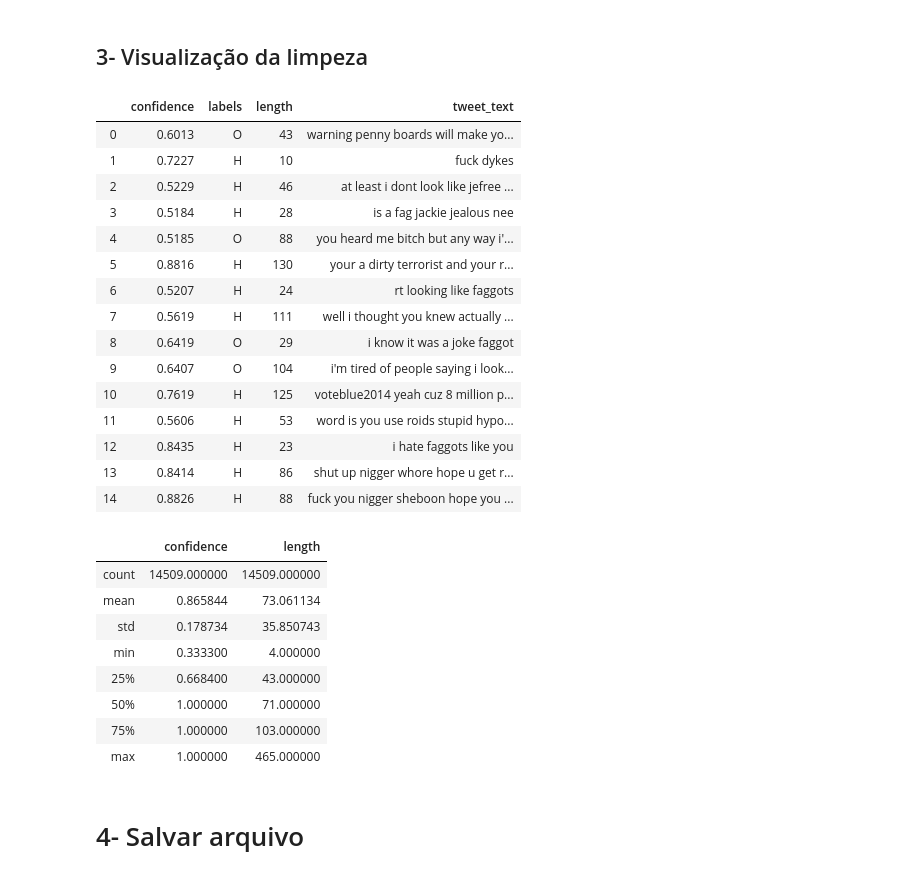
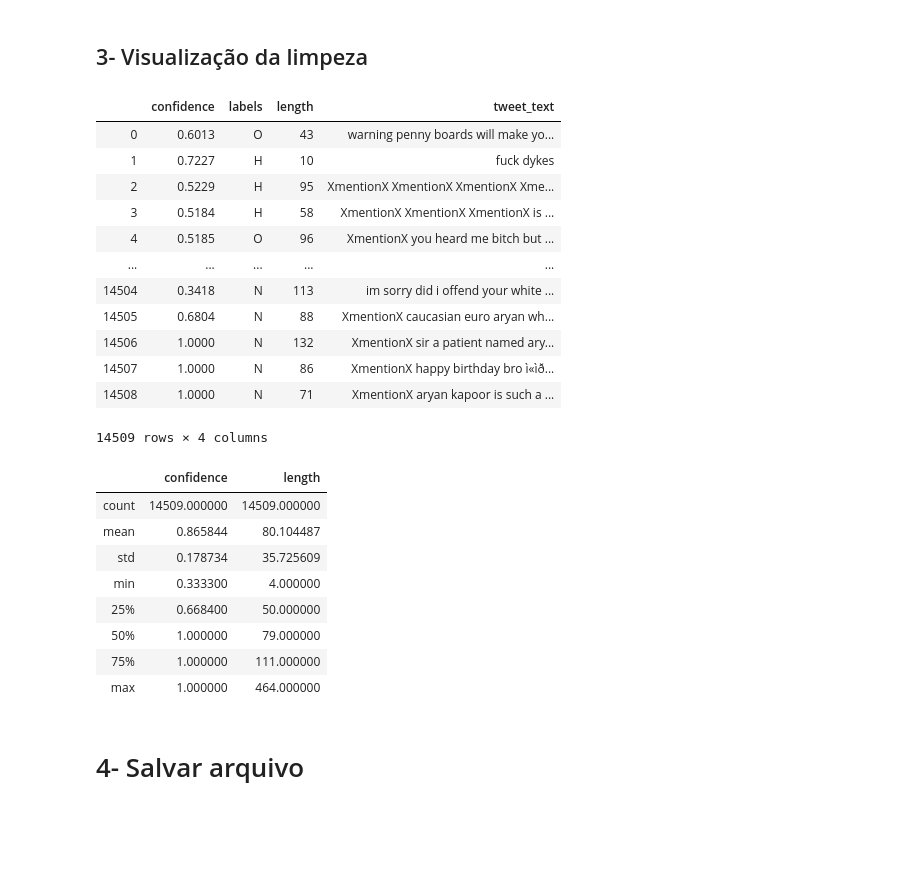
Before and after one commit to filipecard/analise-de-odio, a Jupyter notebook: Análise Descritiva Supervisionada/2 - Preparação dos dados.ipynb, the cells around one changed output. Saved outputs shown, nothing was run; the diff lists cells and outputs as text; code cells hidden in the pictures; blank space fills up the shorter version.

Commit message:
Fazer limpeza incluindo menções e links

```diff
--- a/Análise Descritiva Supervisionada/2 - Preparação dos dados.ipynb
+++ b/Análise Descritiva Supervisionada/2 - Preparação dos dados.ipynb
@@ -35,11 +32,14 @@ import string
 >Criação das regexes
 # %%
 def clean_text_round1(text):
+    punctuation = string.punctuation
+    punctuation = re.sub("#@'", "", punctuation)
     text = text.lower()
-    text = re.sub(r'@(\w+)\W', ' ', text) #Substituir menções de usuários
-    text = re.sub(r'https?://\S*', ' ', text) #Remover links
+    text = re.sub(r'@(\w+)\W', 'XmentionX ', text) #Substituir menções de usuários
+    text = re.sub(r'https?://\S*', 'XlinkX ', text) #Remover links
+    text = re.sub(r"(\w)'(\w)", r"\1\2", text)
     text = re.sub(r'&[^;.]*;', ' ', text) #Apagar elementos de html
-    text = re.sub('[%s]' % string.punctuation.replace("'",''), " ", text) # Remove pontuações
+    text = re.sub('[%s]' % punctuation, " ", text) # Remove pontuações
     text = re.sub(r'(.)\1{3,}', r'\1\1', text) # Ajusta repetições
     text = re.sub('\s{2,}', ' ', text) #Remover excesso de espaços
     text = re.sub(r'\s', ' ', text) #Remover whitespaces
@@ -55,36 +55,33 @@ clean['length'] = [len(text) for text in clean.tweet_text]
 # %% [markdown]
 ## 3- Visualização da limpeza
 # %%
-clean.head(15)
+clean
 # %% [output]
 |  | confidence | labels | length | tweet_text |
 | 0 | 0.6013 | O | 43 | warning penny boards will make yo... |
 | 1 | 0.7227 | H | 10 | fuck dykes |
-| 2 | 0.5229 | H | 46 | at least i dont look like jefree ... |
-| 3 | 0.5184 | H | 28 | is a fag jackie jealous nee |
-| 4 | 0.5185 | O | 88 | you heard me bitch but any way i'... |
-| 5 | 0.8816 | H | 130 | your a dirty terrorist and your r... |
-| 6 | 0.5207 | H | 24 | rt looking like faggots |
-| 7 | 0.5619 | H | 111 | well i thought you knew actually ... |
-| 8 | 0.6419 | O | 29 | i know it was a joke faggot |
-| 9 | 0.6407 | O | 104 | i'm tired of people saying i look... |
-| 10 | 0.7619 | H | 125 | voteblue2014 yeah cuz 8 million p... |
-| 11 | 0.5606 | H | 53 | word is you use roids stupid hypo... |
-| 12 | 0.8435 | H | 23 | i hate faggots like you |
-| 13 | 0.8414 | H | 86 | shut up nigger whore hope u get r... |
-| 14 | 0.8826 | H | 88 | fuck you nigger sheboon hope you ... |
+| 2 | 0.5229 | H | 95 | XmentionX XmentionX XmentionX Xme... |
+| 3 | 0.5184 | H | 58 | XmentionX XmentionX XmentionX is ... |
+| 4 | 0.5185 | O | 96 | XmentionX you heard me bitch but ... |
+| ... | ... | ... | ... | ... |
+| 14504 | 0.3418 | N | 113 | im sorry did i offend your white ... |
+| 14505 | 0.6804 | N | 88 | XmentionX caucasian euro aryan wh... |
+| 14506 | 1.0000 | N | 132 | XmentionX sir a patient named ary... |
+| 14507 | 1.0000 | N | 86 | XmentionX happy birthday bro ì«ìð... |
+| 14508 | 1.0000 | N | 71 | XmentionX aryan kapoor is such a ... |
+14509 rows × 4 columns
 # %%
 clean.describe()
 # %% [output]
 |  | confidence | length |
 | count | 14509.000000 | 14509.000000 |
-| mean | 0.865844 | 73.061134 |
-| std | 0.178734 | 35.850743 |
+| mean | 0.865844 | 80.104487 |
+| std | 0.178734 | 35.725609 |
 | min | 0.333300 | 4.000000 |
-| 25% | 0.668400 | 43.000000 |
-| 50% | 1.000000 | 71.000000 |
-| 75% | 1.000000 | 103.000000 |
-| max | 1.000000 | 465.000000 |
+| 25% | 0.668400 | 50.000000 |
+| 50% | 1.000000 | 79.000000 |
+| 75% | 1.000000 | 111.000000 |
+| max | 1.000000 | 464.000000 |
 # %% [markdown]
 # 4- Salvar arquivo
 # %%
```
Also changed, not shown: parts of 2 cells of this notebook, 3 other files.
